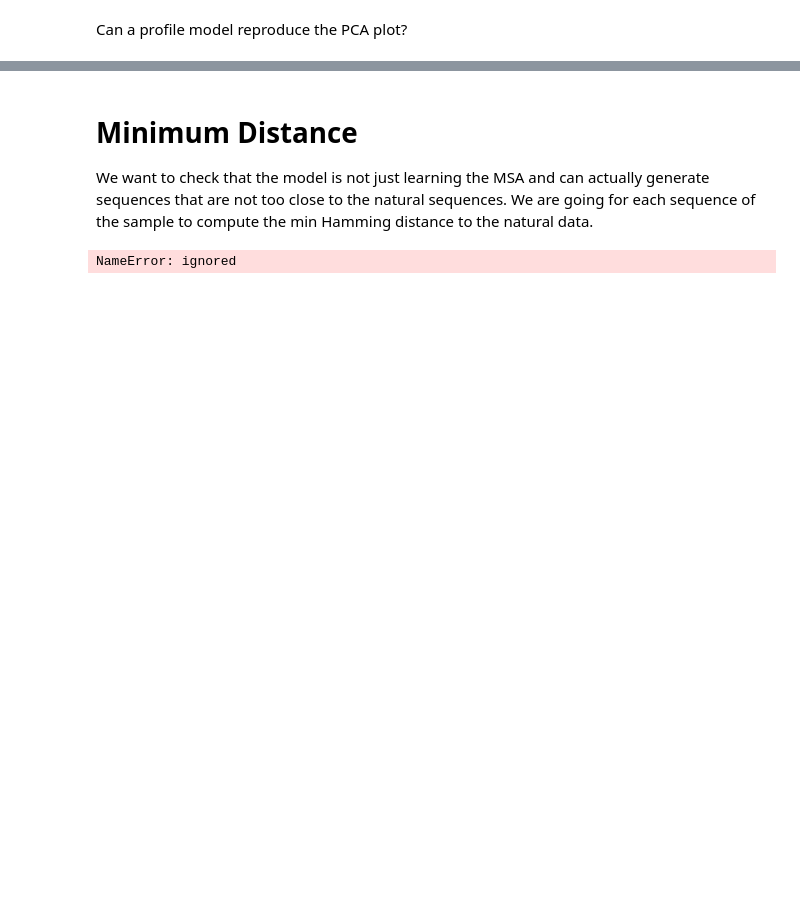
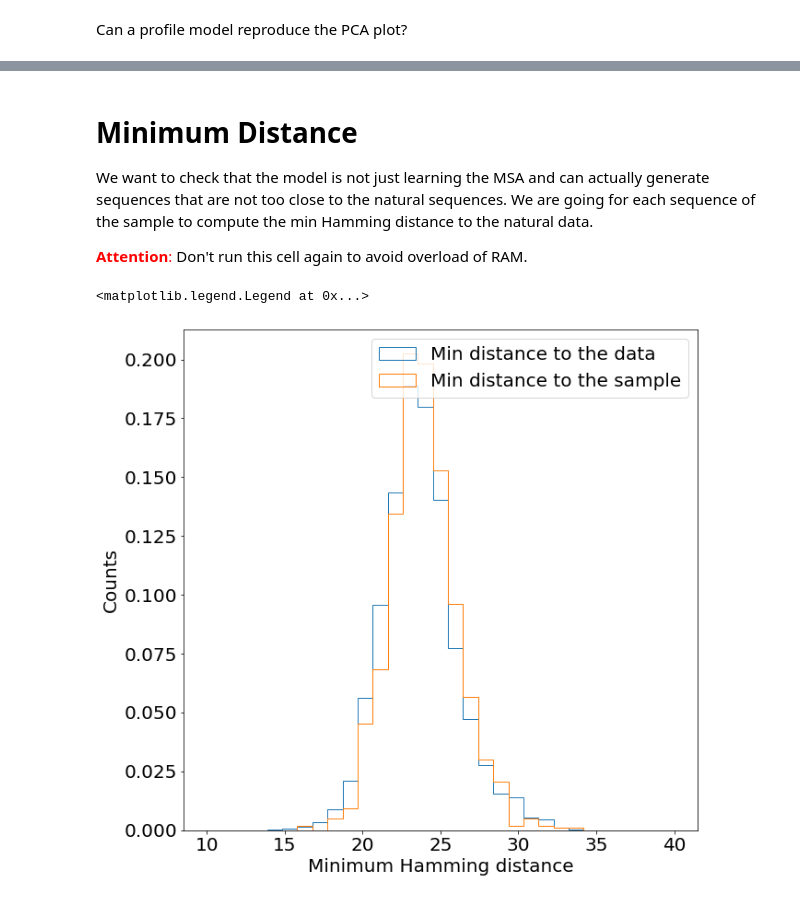
Before and after one commit to matteobisardi/ALGOSB_2021_tutorial, a Jupyter notebook: src/arDCA_keras.ipynb, the cells around one changed output, grey strips where cells are left out. Cells and saved outputs as stored; diff of their text form; code cells hidden in the pictures; blank space fills up the shorter version.

```diff
--- a/src/arDCA_keras.ipynb
+++ b/src/arDCA_keras.ipynb
@@ -523,31 +476,34 @@ plt.show()
 # %% [markdown]
 # Minimum Distance
 We want to check that the model is not just learning the MSA and can actually generate sequences that are not too close to the natural sequences. We are going for each sequence of the sample to compute the min Hamming distance to the natural data.
+
+<font color='red'> **Attention**:  </font> Don't run this  cell again to avoid overload of RAM.
 # %%
 #First concatenate the sample and the data
-sample_data = np.concatenate((sample,align))
+sample_data = np.concatenate((sample[:1000],align))
 
 #Then compute the matrix of distances
 to_compute_min_dist = np.eye(21)[sample_data.astype(int)]
-mat_dist_sample_data = np.tensordot(to_compute_min_dist,to_compute_min_dist,[[1,2],[1,2]])/to_compute_min_dist.shape[1]
+mat_dist_sample_data = 1-np.tensordot(to_compute_min_dist,to_compute_min_dist,[[1,2],[1,2]])/to_compute_min_dist.shape[1]
 # %%
 #Put big values at positions [i,i] to not take into account the distance between the same sequence
-for i in range(10000+align.shape[0]):
+for i in range(1000+align.shape[0]):
   mat_dist_sample_data[i,i] = 100
 # %%
 #Compute the min distance to the data
-min_dist = np.min(mat_dist_sample_data[:,10000:],axis = 0)
+min_dist = np.min(mat_dist_sample_data[:1000,1000:]*L,axis = 0)
 #Compute the min distance to the sample
-min_dist_sample = np.min(mat_dist_sample_data[:,:10000],axis = 0)
+min_dist_sample = np.min(mat_dist_sample_data[:1000,:1000]*L,axis = 0)
 # %%
 # Compare the two
 plt.figure(figsize = (10,10))
-plt.hist(min_dist,histtype = "step",density = True,label = 'Min distance to the data')
-plt.hist(min_dist_sample,histtype = "step",density = True,label = 'Min distance to the sample')
+plt.hist(min_dist,histtype = "step",density = True,label = 'Min distance to the data',range = (10,40),bins = 31)
+plt.hist(min_dist_sample,histtype = "step",density = True,label = 'Min distance to the sample',range = (10,40),bins = 31)
 plt.xlabel("Minimum Hamming distance",size = 20)
 plt.ylabel("Counts",size = 20)
 plt.xticks(size = 20)
 plt.yticks(size = 20)
 plt.legend(fontsize = 20)
 # %% [output]
-NameError: ignored
+<matplotlib.legend.Legend at 0x...>
+[figure, added]
```
Also changed, not shown: parts of 35 cells of this notebook.
